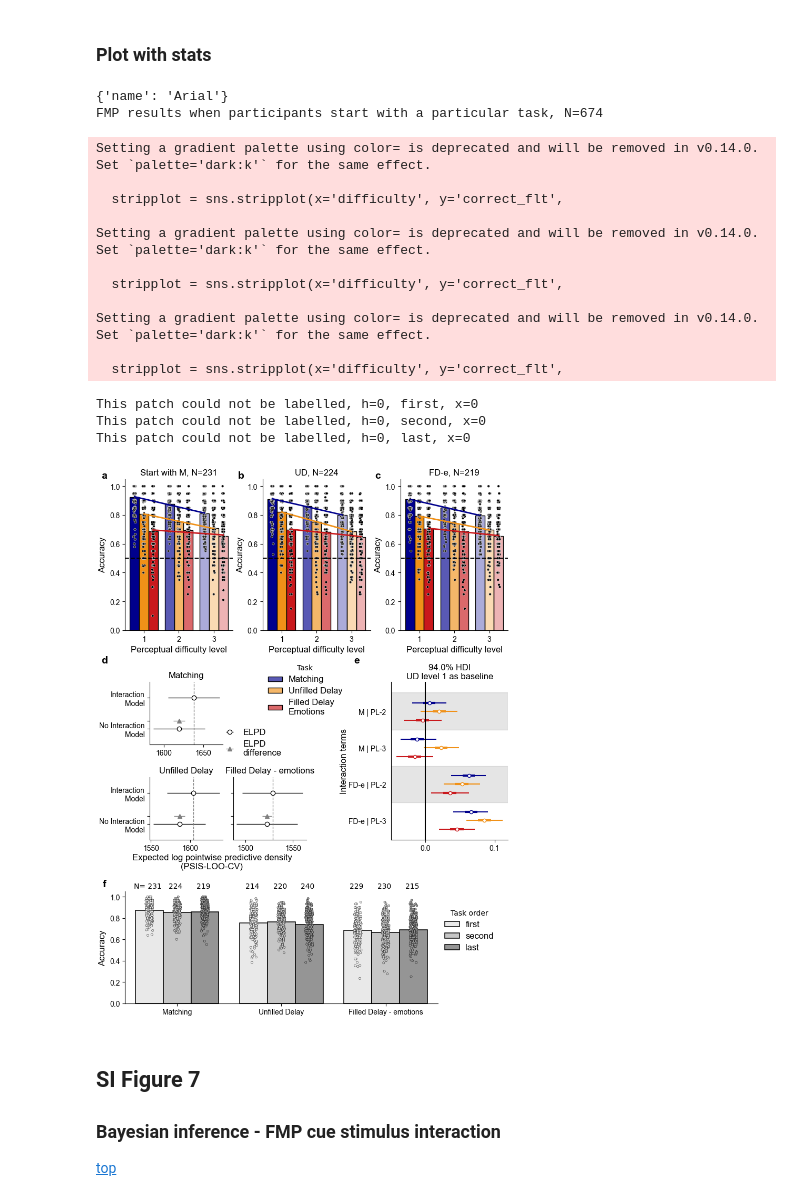
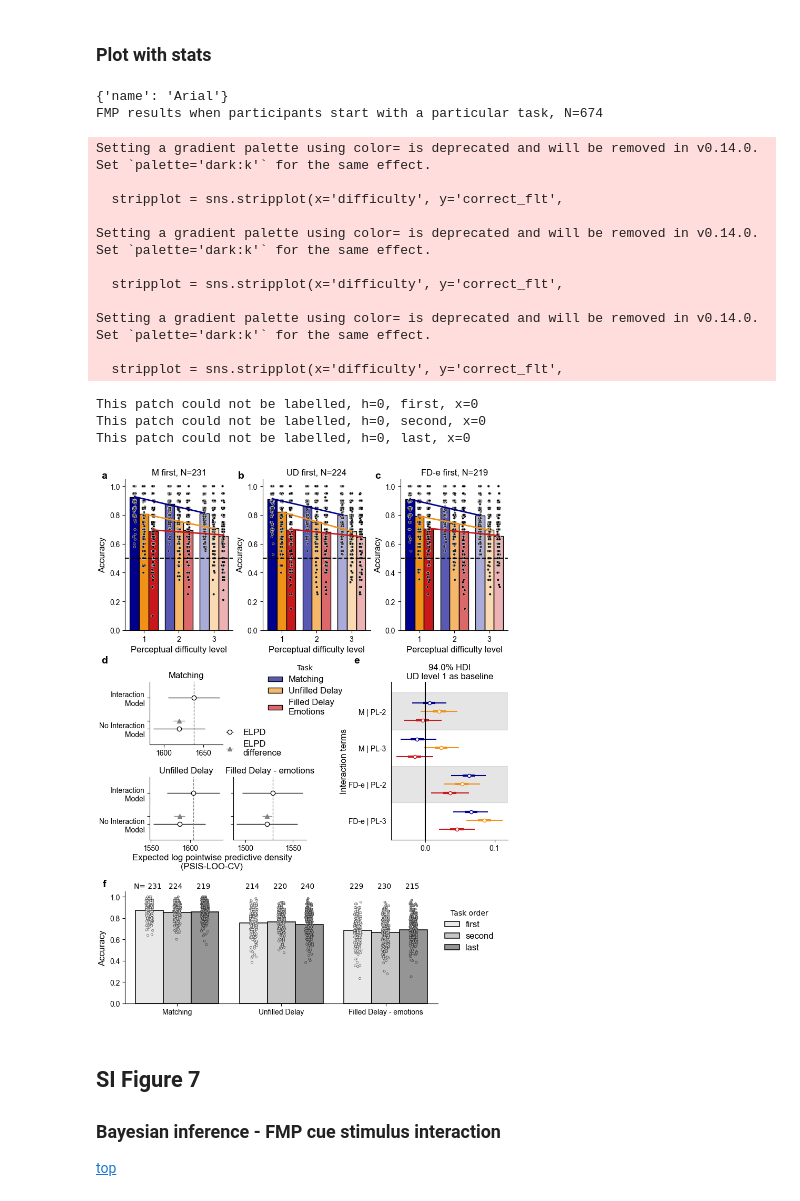
Before and after one commit to jankaWIS/FMP_paper, a Jupyter notebook: Figures/SI_Figures_FMP_paper_2024.ipynb, the cells around one changed output. Saved outputs shown, nothing was run; the diff lists cells and outputs as text; code cells hidden in the pictures.

Commit message:
SI Fig 6 update titles, fix some naming issues

```diff
--- a/Figures/SI_Figures_FMP_paper_2024.ipynb
+++ b/Figures/SI_Figures_FMP_paper_2024.ipynb
@@ -1062,7 +1062,7 @@ model_name_dic = {
     'correct_flt ~ task + difficulty + (1|userID)':'No Interaction Model',
 }
 
-FMP_model_compare_dic = {}
+FMP_model_compare_learning_dic = {}
 
 for i, tsk in enumerate(hue_order):
     # create the model comparison
@@ -1074,14 +1074,14 @@ for i, tsk in enumerate(hue_order):
     # add dataset label
     df_compare_tmp['starting_task'] = tsk
 
-    FMP_model_compare_dic[tsk] = df_compare_tmp.copy()
+    FMP_model_compare_learning_dic[tsk] = df_compare_tmp.copy()
 
-df_FMP_model_compare = pd.concat(FMP_model_compare_dic).reset_index(drop=True)
+df_FMP_model_compare_learning = pd.concat(FMP_model_compare_learning_dic).reset_index(drop=True)
 # add statistical significance
 for p_val in [0.05, 0.01, 0.001]:
-    df_FMP_model_compare[f'two-tail_{str(p_val).split(".")[-1]}'] = df_FMP_model_compare['elpd_diff'] > df_FMP_model_compare['dse']*get_z_value(p_val)
+    df_FMP_model_compare_learning[f'two-tail_{str(p_val).split(".")[-1]}'] = df_FMP_model_compare_learning['elpd_diff'] > df_FMP_model_compare_learning['dse']*get_z_value(p_val)
 
-df_FMP_model_compare
+df_FMP_model_compare_learning
 # %% [output]
 |  | formula | rank | elpd_loo | p_loo | elpd_diff | weight | se | dse | warning | scale | ... |
 | 0 | correct_flt ~ task * difficulty +... | 0 | 1637.957224 | 191.077675 | 0.000000 | 0.860405 | 32.456985 | 0.000000 | False | log | ... |
@@ -1094,8 +1094,8 @@ df_FMP_model_compare
 fig, axs = plt.subplots(1,3, figsize=(12,3), sharey=True, constrained_layout=False)
 plt.subplots_adjust(hspace=0.8)
 
-for (i,tsk),ax in zip(enumerate(df_FMP_model_compare['starting_task'].unique()), axs.flatten()):
-    az.plot_compare(df_FMP_model_compare.loc[df_FMP_model_compare['starting_task']==tsk].set_index('model_name'),
+for (i,tsk),ax in zip(enumerate(df_FMP_model_compare_learning['starting_task'].unique()), axs.flatten()):
+    az.plot_compare(df_FMP_model_compare_learning.loc[df_FMP_model_compare_learning['starting_task']==tsk].set_index('model_name'),
                     insample_dev=False, ax=ax)
 
     if i==2:
@@ -1306,11 +1306,11 @@ for i, tsk in enumerate(hue_order):
 
     #
     if tsk == "Matching":
-        title='Start with M, '
+        title='M first, '
     elif tsk == "Unfilled Delay":
-        title='UD, '
+        title='UD first, '
     else:
-        title='FD-e, '
+        title='FD-e first, '
     plot_FMP_results_slopes(df_dic['concat_datasets_123'].loc[df_dic['concat_datasets_123']['userID'].isin(list(matched_acc_ptc))],
                             c.ax(f"{tsk}"), get_flattened_palette(hue_order), title=title, plot_legend= i==1,
                             legend_kwargs={"loc":"upper right", "bbox_to_anchor":(.8, -.18), "frameon":False},
@@ -1325,8 +1325,8 @@ for ax_name in hue_order:
 
 
 ######### second bottom row
-for tsk in df_FMP_model_compare['starting_task'].unique():
-    az.plot_compare(df_FMP_model_compare.loc[df_FMP_model_compare['starting_task']==tsk].set_index('model_name'),
+for tsk in df_FMP_model_compare_learning['starting_task'].unique():
+    az.plot_compare(df_FMP_model_compare_learning.loc[df_FMP_model_compare_learning['starting_task']==tsk].set_index('model_name'),
                     plot_ic_diff=True, insample_dev=False, ax=c.ax(f"{tsk}_looc"))
 
     # remove legend
@@ -1448,34 +1448,34 @@ for i, bar in enumerate(ax.patches):
         bar.get_x() + 0.12,  # bar index (x coordinate of text)
         # h + 0.1,  # y coordinate of text
         1.1,
         str(N_label), # label
         ha='center',
         va='center',
         size=10)
 
 # c.debug_grid(Vector(0.5,0.5,"cm"))
 c.show()
 #
 c.save(os.path.join(path_figures, 'SI', 'Supplementary_Figure_6.png'), dpi=300)#, bbox_inches="tight")
 c.save(os.path.join(path_figures, 'SI', 'Supplementary_Figure_6.pdf'), dpi=300)#, bbox_inches="tight")
 # %% [output]
 {'name': 'Arial'}
 FMP results when participants start with a particular task, N=674
 Setting a gradient palette using color= is deprecated and will be removed in v0.14.0. Set `palette='dark:k'` for the same effect.
 
   stripplot = sns.stripplot(x='difficulty', y='correct_flt',
 
 Setting a gradient palette using color= is deprecated and will be removed in v0.14.0. Set `palette='dark:k'` for the same effect.
 
   stripplot = sns.stripplot(x='difficulty', y='correct_flt',
 
 Setting a gradient palette using color= is deprecated and will be removed in v0.14.0. Set `palette='dark:k'` for the same effect.
 
   stripplot = sns.stripplot(x='difficulty', y='correct_flt',
 This patch could not be labelled, h=0, first, x=0
 This patch could not be labelled, h=0, second, x=0
 This patch could not be labelled, h=0, last, x=0
-[figure, old version]
+[figure, new version]
 # %% [markdown]
 ## SI Figure 7
 
```
Also changed, not shown: parts of 3 cells of this notebook, 16 other files.
